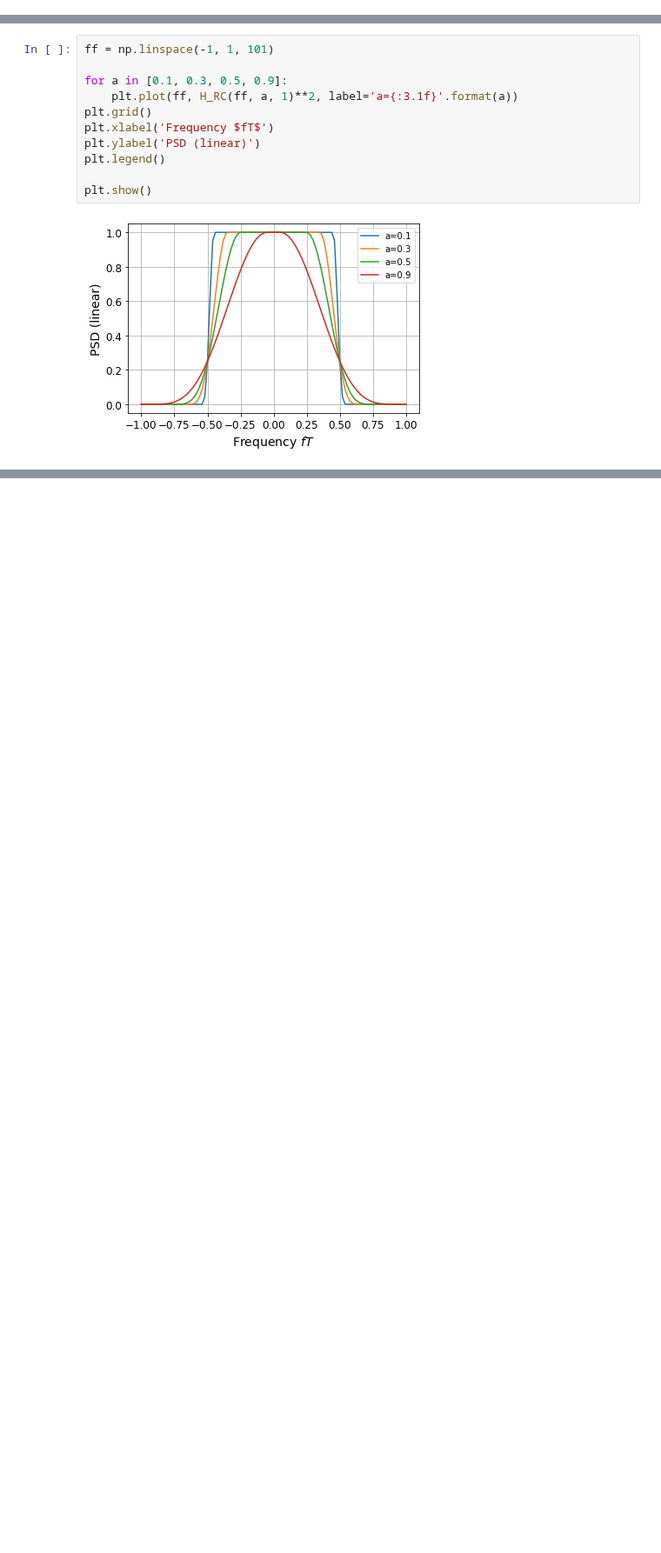
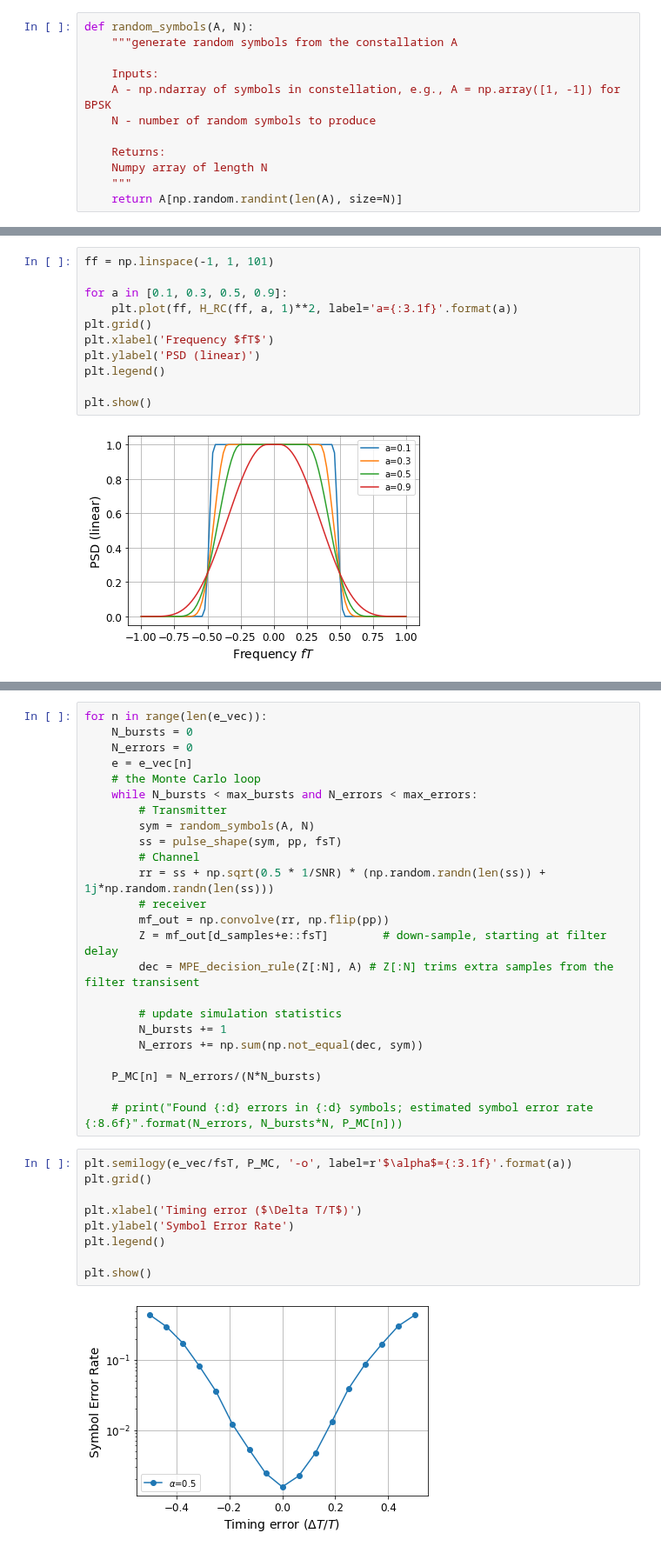
Before and after one commit to bepepa/digital_comms, a Jupyter notebook: hwsol/HW3.ipynb, the cells around one changed output, grey strips where cells are left out. Shown at 87% size. Saved outputs shown, nothing was run; the diff lists cells and outputs as text; blank space fills up the shorter version.

```diff
--- a/hwsol/HW3.ipynb
+++ b/hwsol/HW3.ipynb
@@ -14,0 +35,12 @@ mpl.rc('ytick', labelsize=12)
+# %%
+def random_symbols(A, N):
+    """generate random symbols from the constallation A
+
+    Inputs:
+    A - np.ndarray of symbols in constellation, e.g., A = np.array([1, -1]) for BPSK
+    N - number of random symbols to produce
+
+    Returns:
+    Numpy array of length N
+    """
+    return A[np.random.randint(len(A), size=N)]
@@ -65,0 +206,35 @@ plt.show()
+# %%
+for n in range(len(e_vec)):
+    N_bursts = 0
+    N_errors = 0
+    e = e_vec[n]
+    # the Monte Carlo loop
+    while N_bursts < max_bursts and N_errors < max_errors:
+        # Transmitter
+        sym = random_symbols(A, N)
+        ss = pulse_shape(sym, pp, fsT)
+        # Channel
+        rr = ss + np.sqrt(0.5 * 1/SNR) * (np.random.randn(len(ss)) + 1j*np.random.randn(len(ss)))
+        # receiver
+        mf_out = np.convolve(rr, np.flip(pp))
+        Z = mf_out[d_samples+e::fsT]        # down-sample, starting at filter delay
+        dec = MPE_decision_rule(Z[:N], A) # Z[:N] trims extra samples from the filter transisent
+
+        # update simulation statistics
+        N_bursts += 1
+        N_errors += np.sum(np.not_equal(dec, sym))
+
+    P_MC[n] = N_errors/(N*N_bursts)
+
+    # print("Found {:d} errors in {:d} symbols; estimated symbol error rate {:8.6f}".format(N_errors, N_bursts*N, P_MC[n]))
+# %%
+plt.semilogy(e_vec/fsT, P_MC, '-o', label=r'$\alpha$={:3.1f}'.format(a))
+plt.grid()
+
+plt.xlabel('Timing error ($\Delta T/T$)')
+plt.ylabel('Symbol Error Rate')
+plt.legend()
+
+plt.show()
+# %% [output]
+[figure, added]
```
Also changed, not shown: parts of 12 cells of this notebook.
